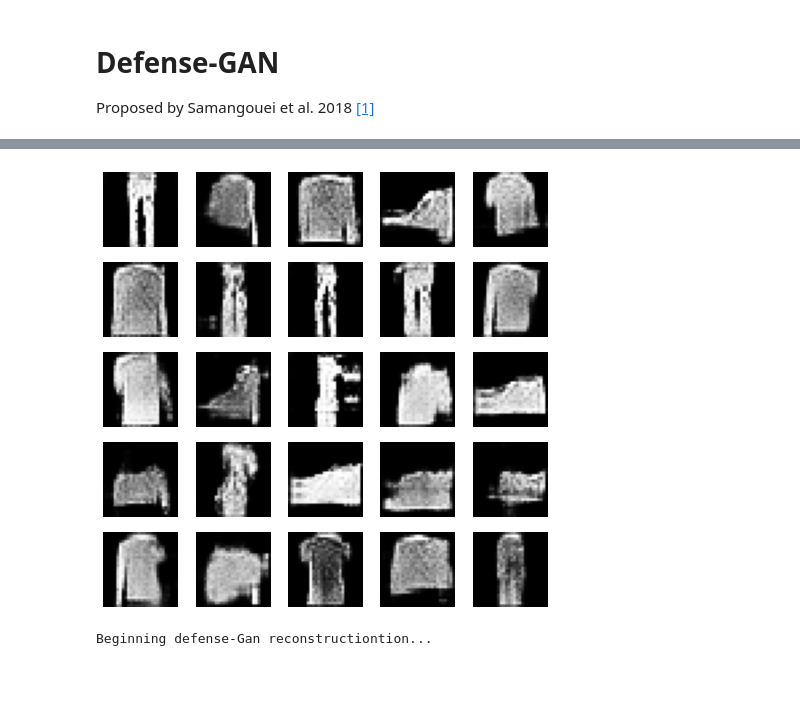
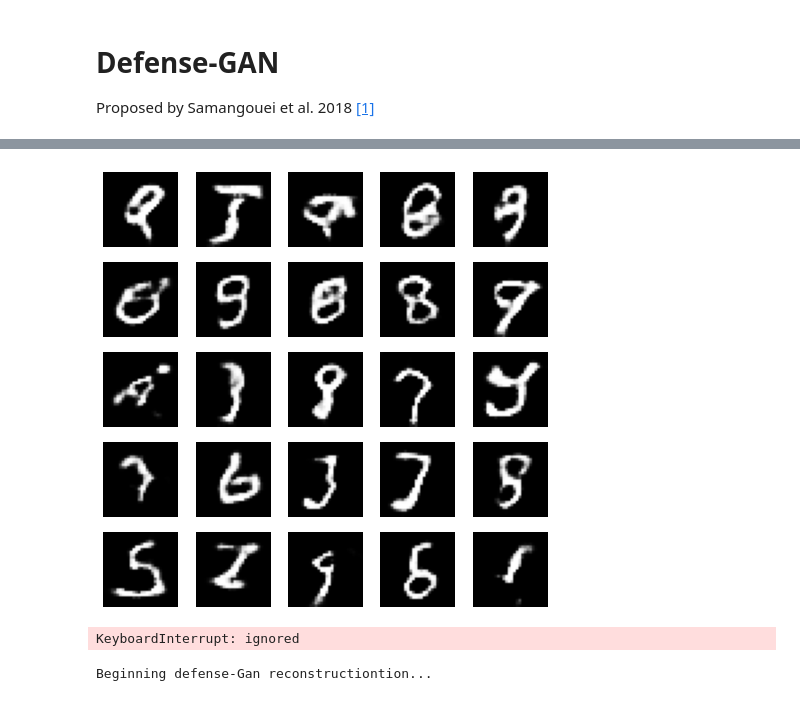
Before and after one commit to WesRobbins/AdversarialML, a Jupyter notebook: Fashion_MNIST_Exploratory.ipynb, the cells around one changed output, grey strips where cells are left out. Drawn from its saved outputs; the diff is of its cells as text; code cells hidden in the pictures.

```diff
--- a/Fashion_MNIST_Exploratory.ipynb
+++ b/Fashion_MNIST_Exploratory.ipynb
@@ -710,12 +714,11 @@ def generate_and_save_images(model, epoch, test_input):
       plt.imshow(predictions[i, :, :, 0] * 127.5 + 127.5, cmap='gray')
       plt.axis('off')
 
-  plt.savefig('image_at_epoch_{:04d}.png'.format(epoch))
   plt.show()
 
 
 (ds_train, ds_test), ds_info = tfds.load(
-    'fashion_mnist',
+    'mnist',
     split=['train', 'test'],
     shuffle_files=True,
     as_supervised=True,
@@ -751,4 +754,5 @@ Gen loss: 0.12486284971237183 Disc loss: -0.022067150101065636
-[figure, old version]
+[figure, new version]
+KeyboardInterrupt: ignored
 # %%
 def defenseGAN_reconstruct(ds_test):
   labels = np.concatenate([y for x, y in ds_test], axis=0)
```
Also changed, not shown: parts of 3 cells of this notebook.
